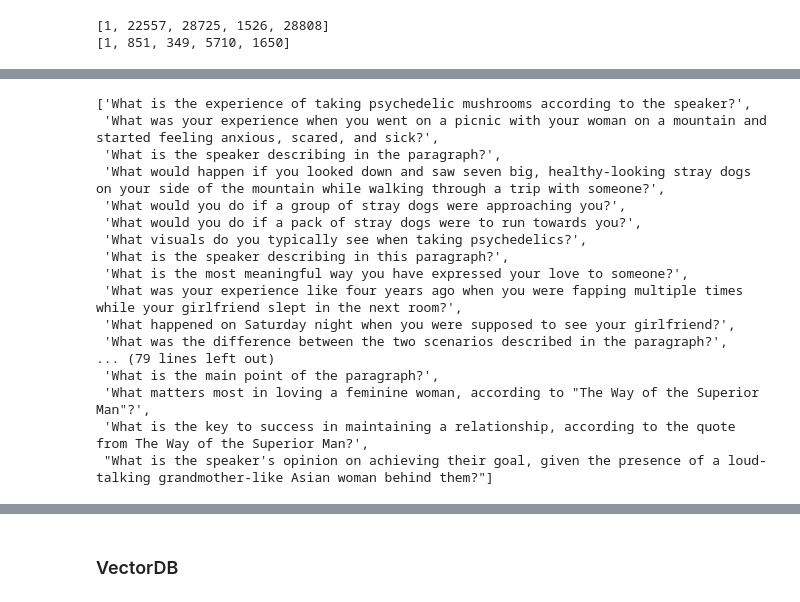
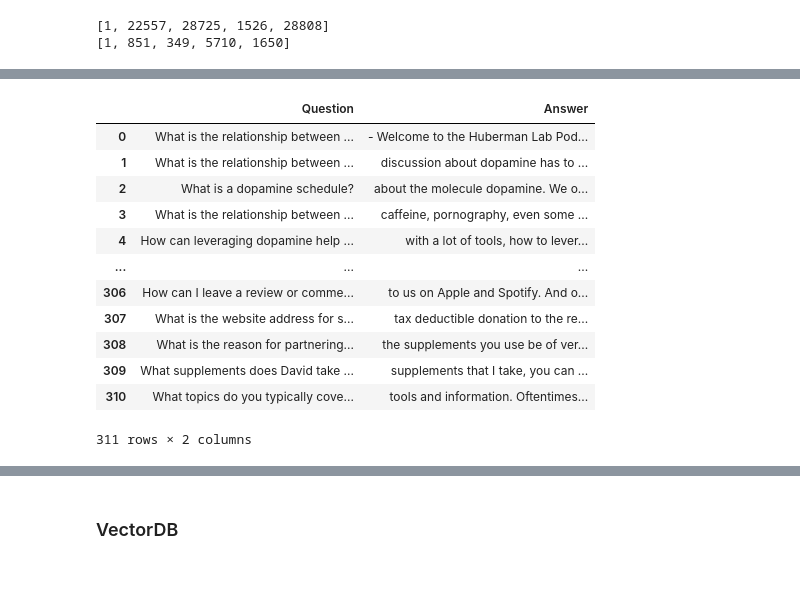
Before and after one commit to hrithickcodes/ttyt, a Jupyter notebook: notebooks/main.ipynb, the cells around one changed output, grey strips where cells are left out. Saved outputs shown, nothing was run; the diff lists cells and outputs as text; code cells hidden in the pictures; blank space fills up the shorter version.

```diff
--- a/notebooks/main.ipynb
+++ b/notebooks/main.ipynb
@@ -201,20 +214,0 @@ Processing 95 out of 95
-# %%
-list(ques_to_cntx.keys())
-# %% [output]
-['What is the experience of taking psychedelic mushrooms according to the speaker?',
- 'What was your experience when you went on a picnic with your woman on a mountain and started feeling anxious, scared, and sick?',
- 'What is the speaker describing in the paragraph?',
- 'What would happen if you looked down and saw seven big, healthy-looking stray dogs on your side of the mountain while walking through a trip with someone?',
- 'What would you do if a group of stray dogs were approaching you?',
- 'What would you do if a pack of stray dogs were to run towards you?',
- 'What visuals do you typically see when taking psychedelics?',
- 'What is the speaker describing in this paragraph?',
- 'What is the most meaningful way you have expressed your love to someone?',
- 'What was your experience like four years ago when you were fapping multiple times while your girlfriend slept in the next room?',
- 'What happened on Saturday night when you were supposed to see your girlfriend?',
- 'What was the difference between the two scenarios described in the paragraph?',
-... (79 lines left out)
- 'What is the main point of the paragraph?',
- 'What matters most in loving a feminine woman, according to "The Way of the Superior Man"?',
- 'What is the key to success in maintaining a relationship, according to the quote from The Way of the Superior Man?',
- "What is the speaker's opinion on achieving their goal, given the presence of a loud-talking grandmother-like Asian woman behind them?"]
@@ -220,0 +218,17 @@ list(ques_to_cntx.keys())
+# %%
+hyde_df = pd.read_csv('../data/hyde.csv')
+hyde_df
+# %% [output]
+|  | Question | Answer |
+| 0 | What is the relationship between ... | - Welcome to the Huberman Lab Pod... |
+| 1 | What is the relationship between ... | discussion about dopamine has to ... |
+| 2 | What is a dopamine schedule? | about the molecule dopamine. We o... |
+| 3 | What is the relationship between ... | caffeine, pornography, even some ... |
+| 4 | How can leveraging dopamine help ... | with a lot of tools, how to lever... |
+| ... | ... | ... |
+| 306 | How can I leave a review or comme... | to us on Apple and Spotify. And o... |
+| 307 | What is the website address for s... | tax deductible donation to the re... |
+| 308 | What is the reason for partnering... | the supplements you use be of ver... |
+| 309 | What supplements does David take ... | supplements that I take, you can ... |
+| 310 | What topics do you typically cove... | tools and information. Oftentimes... |
+311 rows × 2 columns
```
Also changed, not shown: parts of 37 cells of this notebook.
